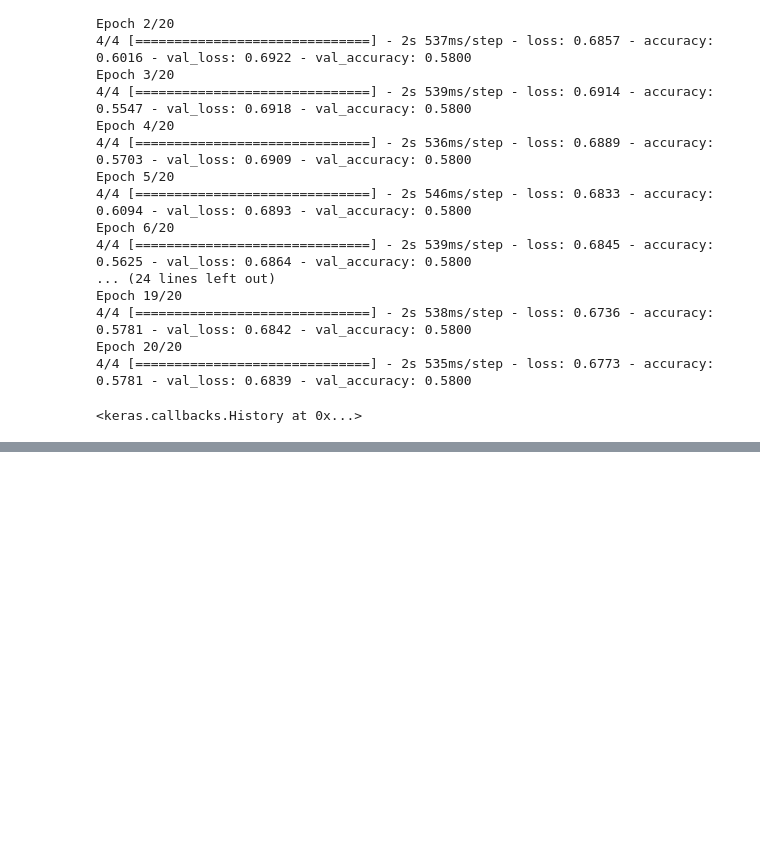
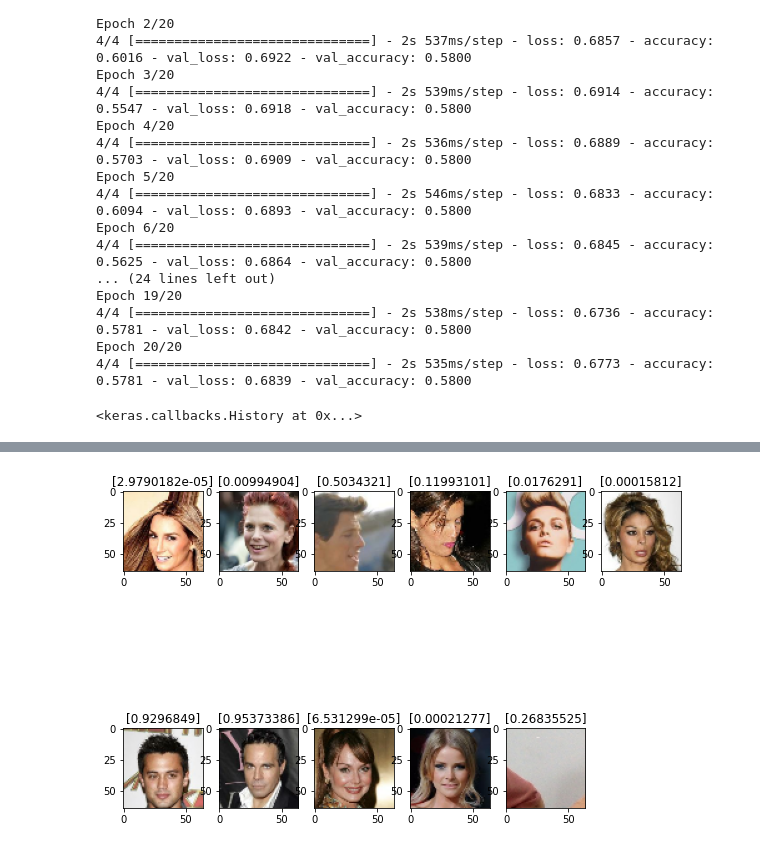
Before and after one commit to BlueElf246/datle2403, a Jupyter notebook: CNN_explained.ipynb, the cells around one changed output, grey strips where cells are left out. Saved outputs shown, nothing was run; the diff lists cells and outputs as text; code cells hidden in the pictures; blank space fills up the shorter version.

```diff
--- a/CNN_explained.ipynb
+++ b/CNN_explained.ipynb
@@ -354,3 +354,9 @@ Epoch 19/20
 Epoch 20/20
 4/4 [==============================] - 2s 535ms/step - loss: 0.6773 - accuracy: 0.5781 - val_loss: 0.6839 - val_accuracy: 0.5800
 <keras.callbacks.History at 0x...>
+# %%
+import tensorflow as tf
+import pathlib
+list_dir=pathlib.Path('file')
+list_dir=sorted([str(x) for x in list_dir.glob('*.jpg')])
+list_dir
@@ -356,0 +375,2 @@ Epoch 20/20
+# %%
+model= tf.keras.models.load_model('drive/MyDrive/gender_classifier')
@@ -356,0 +379,21 @@ Epoch 20/20
+# %%
+import matplotlib.pyplot as plt
+def processing(path):
+  img_raw= tf.io.read_file(path)
+  img= tf.image.decode_image(img_raw,channels=3)
+  img=tf.image.random_crop(img,size=(178,178,3))
+  img=tf.image.resize(img,size=(64,64))
+  return img/255.0
+ds=tf.data.Dataset.from_tensor_slices(list_dir)
+ds=ds.map(lambda x: {'image':processing(x)})
+fig=plt.figure(figsize=(10,8))
+for i,x in enumerate(ds):
+  ax=fig.add_subplot(2,6,i+1)
+  img=x['image']
+  img=img[None,:,:,:]
+
+  pred=model.predict(img)
+  pred=tf.sigmoid(pred).numpy().flatten()
+  ax.set_title(str(pred))
+  ax.imshow(x['image'])
+# %% [output]
@@ -356,0 +411 @@ Epoch 20/20
+[figure, added]
```
Also changed, not shown: parts of 3 cells of this notebook.
